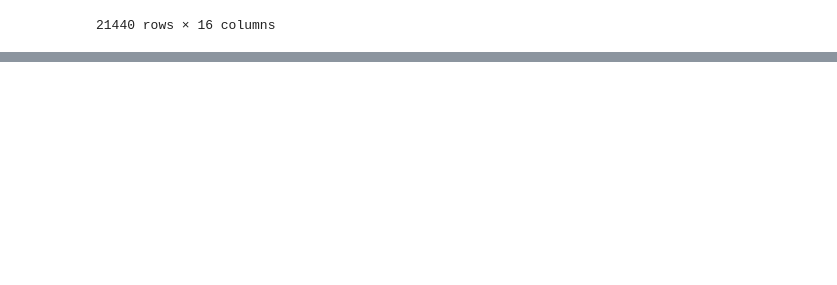
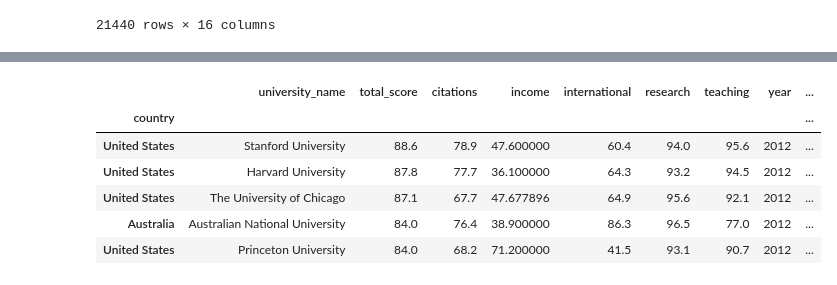
Before and after one commit to Pranshirastogi/Data-analytics-python-course-, a Jupyter notebook: mini project/mini_project.ipynb, the cells around one changed output, grey strips where cells are left out. Saved outputs shown, nothing was run; the diff lists cells and outputs as text; code cells hidden in the pictures; blank space fills up the shorter version.

```diff
--- a/mini project/mini_project.ipynb
+++ b/mini project/mini_project.ipynb
@@ -161,0 +251,11 @@ df
+# %%
+df.set_index('country',inplace=True)
+df.head()
+# %% [output]
+|  | university_name | total_score | citations | income | international | research | teaching | year | ... |
+| country |  |  |  |  |  |  |  |  | ... |
+| United States | Stanford University | 88.6 | 78.9 | 47.600000 | 60.4 | 94.0 | 95.6 | 2012 | ... |
+| United States | Harvard University | 87.8 | 77.7 | 36.100000 | 64.3 | 93.2 | 94.5 | 2012 | ... |
+| United States | The University of Chicago | 87.1 | 67.7 | 47.677896 | 64.9 | 95.6 | 92.1 | 2012 | ... |
+| Australia | Australian National University | 84.0 | 76.4 | 38.900000 | 86.3 | 96.5 | 77.0 | 2012 | ... |
+| United States | Princeton University | 84.0 | 68.2 | 71.200000 | 41.5 | 93.1 | 90.7 | 2012 | ... |
```
Also changed, not shown: parts of 15 cells of this notebook.
